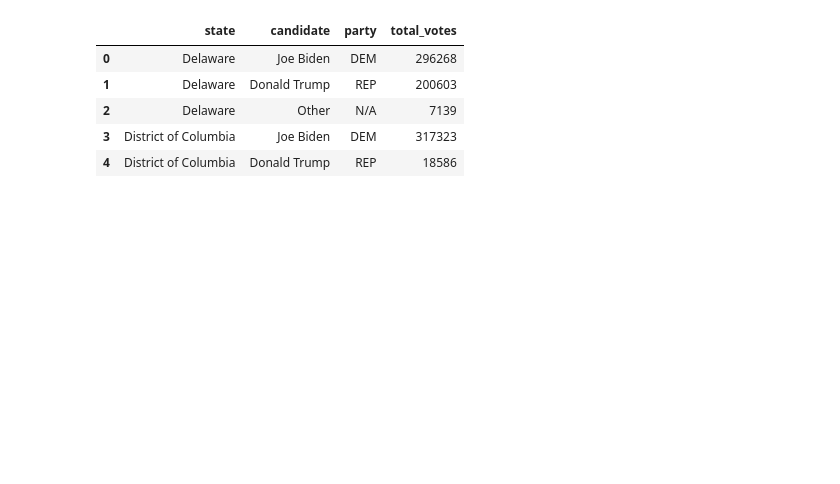
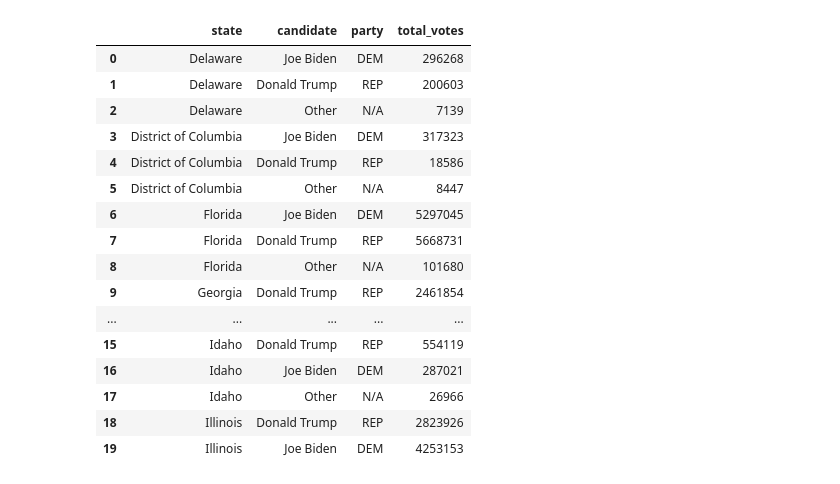
Before and after one commit to jakeypakey/ECE143, a Jupyter notebook: 2020 Election Analysis.ipynb, the cells around one changed output. Drawn from its saved outputs; the diff is of its cells as text; code cells hidden in the pictures; blank space fills up the shorter version.

```diff
--- a/2020 Election Analysis.ipynb
+++ b/2020 Election Analysis.ipynb
@@ -4,12 +4,23 @@ import processing
 stateTotals = processing.statesTotals()
 stateTotalsThird = processing.statesTotals(showThirdParty=True)
 # %%
-stateTotals.head()
+stateTotals.head(20)
 # %% [output]
 |  | state | candidate | party | total_votes |
 | 0 | Delaware | Joe Biden | DEM | 296268 |
 | 1 | Delaware | Donald Trump | REP | 200603 |
 | 2 | Delaware | Other | N/A | 7139 |
 | 3 | District of Columbia | Joe Biden | DEM | 317323 |
 | 4 | District of Columbia | Donald Trump | REP | 18586 |
+| 5 | District of Columbia | Other | N/A | 8447 |
+| 6 | Florida | Joe Biden | DEM | 5297045 |
+| 7 | Florida | Donald Trump | REP | 5668731 |
+| 8 | Florida | Other | N/A | 101680 |
+| 9 | Georgia | Donald Trump | REP | 2461854 |
+| ... | ... | ... | ... | ... |
+| 15 | Idaho | Donald Trump | REP | 554119 |
+| 16 | Idaho | Joe Biden | DEM | 287021 |
+| 17 | Idaho | Other | N/A | 26966 |
+| 18 | Illinois | Donald Trump | REP | 2823926 |
+| 19 | Illinois | Joe Biden | DEM | 4253153 |
 # %%
```
Also changed, not shown: parts of 2 cells of this notebook, 1 other file.
